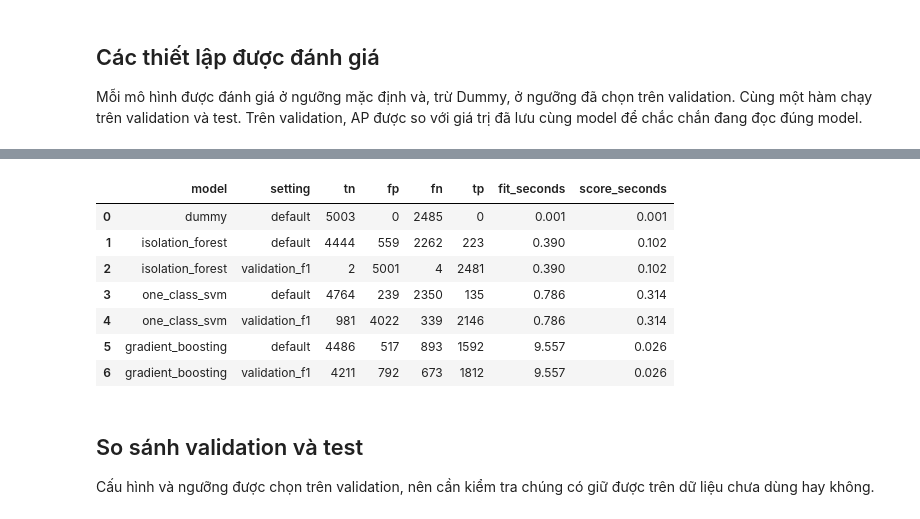
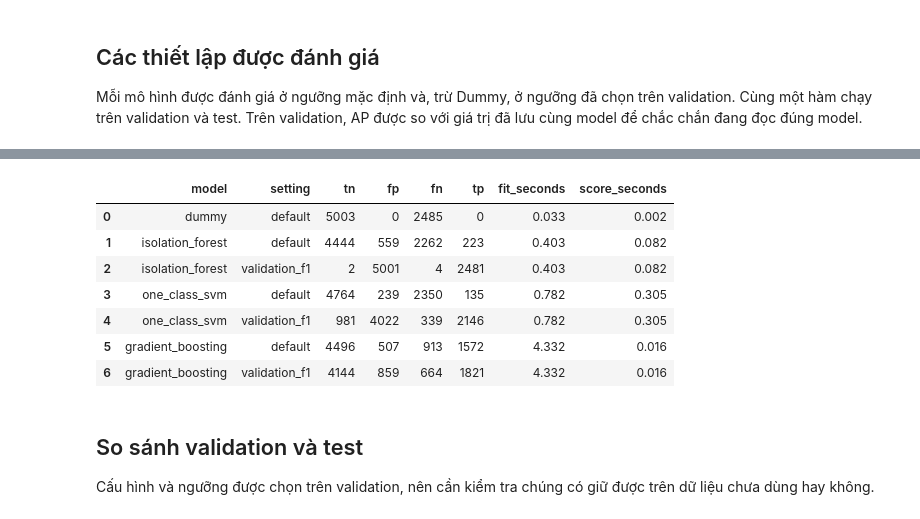
Before and after one commit to nbatho/Social-Media-Bot-Fake-Account-Detection, a Jupyter notebook: notebooks/04_evaluation.ipynb, the cells around one changed output, grey strips where cells are left out. Saved outputs shown, nothing was run; the diff lists cells and outputs as text; code cells hidden in the pictures.

Commit message:
fix: Complete saved-model comparison and importance analysis

```diff
--- a/notebooks/04_evaluation.ipynb
+++ b/notebooks/04_evaluation.ipynb
@@ -90,54 +87,41 @@ import json
 
 
 def model_scores(name, X):
-    model = bundles[name]["model"]
-    return anomaly_scores(model, X) if name in DETECTORS else bot_probability(model, X)
+    return saved_model_scores(name, bundles[name], X)
 
 
 def model_predictions(name, X, threshold, scores):
-    model = bundles[name]["model"]
-    if name in DETECTORS:
-        return predict_bot(model, X, threshold)
-    if threshold is None:
-        return model.predict(feature_matrix(X))
-    return (scores >= threshold).astype("int64")
+    return saved_model_predictions(name, bundles[name], X, threshold, scores)
 
 
-def evaluate_split(X, y, split_name):
-    rows = []
-    for name, bundle in bundles.items():
-        start = time.perf_counter()
-        scores = model_scores(name, X)
-        score_seconds = time.perf_counter() - start
-        cuts = {"default": None, "validation_f1": bundle["thresholds"]["validation_f1"]}
-        for setting, threshold in cuts.items():
-            if setting == "validation_f1" and threshold is None:
-                continue
-            y_pred = model_predictions(name, X, threshold, scores)
-            rows.append({
-                "evaluation_split": split_name, "model": name, "setting": setting, "threshold": threshold,
-                **evaluate_predictions(y, y_pred, scores),
-                "flagged_share": float(np.mean(y_pred)),
-                "fit_seconds": bundle["fit_seconds"], "score_seconds": score_seconds,
-                "model_file": f"models/{name}.joblib", "config": json.dumps(bundle["config"]),
-                "sklearn_version": bundle["sklearn_version"],
-            })
-    return pd.DataFrame(rows)
+validation_results = evaluate_models(bundles, X_val, y_val, "validation")
+validate_validation_metrics(bundles, validation_results)
+validation_results.to_csv(REPORTS_DIR / "comparison_validation_metrics.csv", index=False)
 
-
-validation_results = evaluate_split(X_val, y_val, "validation")
-for name, bundle in bundles.items():
-    saved_ap = bundle["validation_metrics"][0]["ap"]
-    current_ap = validation_results.loc[validation_results["model"] == name, "ap"].iloc[0]
-    if not np.isclose(saved_ap, current_ap):
-        raise ValueError(f"{name}: AP validation {current_ap:.4f} khác giá trị đã lưu {saved_ap:.4f}.")
-
-metrics = evaluate_split(X_test, y_test, "test")
+# All model/config/threshold choices and validation checks precede test scoring.
+metrics = evaluate_models(bundles, X_test, y_test, "test")
 metrics.to_csv(REPORTS_DIR / "metrics.csv", index=False)
-print("Đã lưu:", (REPORTS_DIR / "metrics.csv").relative_to(project_root).as_posix())
+evaluation_run = {
+    "evaluated_at_utc": metrics["evaluated_at_utc"].iloc[0],
+    "evaluation_split": "test", "test_rows": len(test), "validation_rows": len(validation),
+    "test_used_for_selection": False,
+    "test_history": "See notebook 04: prior descriptive/test use and interim-model evaluations; "
+                    "2026-11-10 integration evaluates the official notebook-03 models.",
+    "metrics_sha256": file_sha256(REPORTS_DIR / "metrics.csv"),
+    "code_sha256": {f"src/{name}.py": file_sha256(project_root / "src" / f"{name}.py")
+                    for name in ("comparison", "evaluate", "train")},
+    "models": {name: {
+        "run_id": bundle["run_id"], "model_sha256": bundle["model_sha256"],
+        "config": bundle["config"], "thresholds": bundle["thresholds"],
+        "provenance": bundle["provenance"], "sklearn_version": bundle["sklearn_version"],
+    } for name, bundle in bundles.items()},
+}
+(REPORTS_DIR / "evaluation_run.json").write_text(
+    json.dumps(evaluation_run, ensure_ascii=False, indent=2, allow_nan=False) + "\n", encoding="utf-8")
+print("Đã lưu metrics và metadata vào reports/.")
 
 bot_share = y_test.mean()
-print(f"Mốc trên test: tỷ lệ bot {bot_share:.3f}; gắn nhãn tất cả là bot cho F1 {2 * bot_share / (1 + bot_share):.3f}")
+print(f"Mốc trên test: tỷ lệ bot {bot_share:.3f}; tất cả là bot cho F1 {2 * bot_share / (1 + bot_share):.3f}")
 display(metrics[["model", "setting", "threshold", "precision_bot", "recall_bot", "f1_bot", "macro_f1",
                  "ap", "roc_auc", "accuracy", "flagged_share"]].round(3))
 display(metrics[["model", "setting", "tn", "fp", "fn", "tp", "fit_seconds", "score_seconds"]].round(3))
@@ -155,11 +139,11 @@ Mốc trên test: tỷ lệ bot 0.332; gắn nhãn tất cả là bot cho F1 0.4
 |  | model | setting | tn | fp | fn | tp | fit_seconds | score_seconds |
-| 0 | dummy | default | 5003 | 0 | 2485 | 0 | 0.001 | 0.001 |
-| 1 | isolation_forest | default | 4444 | 559 | 2262 | 223 | 0.390 | 0.102 |
-| 2 | isolation_forest | validation_f1 | 2 | 5001 | 4 | 2481 | 0.390 | 0.102 |
-| 3 | one_class_svm | default | 4764 | 239 | 2350 | 135 | 0.786 | 0.314 |
-| 4 | one_class_svm | validation_f1 | 981 | 4022 | 339 | 2146 | 0.786 | 0.314 |
-| 5 | gradient_boosting | default | 4486 | 517 | 893 | 1592 | 9.557 | 0.026 |
-| 6 | gradient_boosting | validation_f1 | 4211 | 792 | 673 | 1812 | 9.557 | 0.026 |
+| 0 | dummy | default | 5003 | 0 | 2485 | 0 | 0.033 | 0.002 |
+| 1 | isolation_forest | default | 4444 | 559 | 2262 | 223 | 0.403 | 0.082 |
+| 2 | isolation_forest | validation_f1 | 2 | 5001 | 4 | 2481 | 0.403 | 0.082 |
+| 3 | one_class_svm | default | 4764 | 239 | 2350 | 135 | 0.782 | 0.305 |
+| 4 | one_class_svm | validation_f1 | 981 | 4022 | 339 | 2146 | 0.782 | 0.305 |
+| 5 | gradient_boosting | default | 4496 | 507 | 913 | 1572 | 4.332 | 0.016 |
+| 6 | gradient_boosting | validation_f1 | 4144 | 859 | 664 | 1821 | 4.332 | 0.016 |
 # %% [markdown]
 ## So sánh validation và test
 
```
Also changed, not shown: parts of 11 cells of this notebook, 23 other files.
